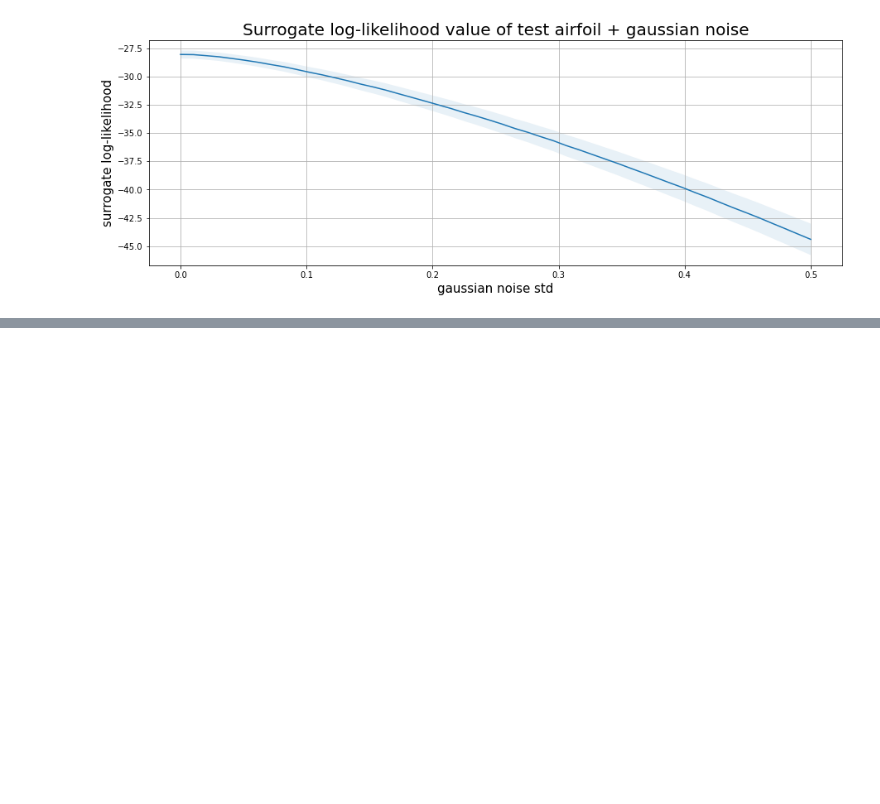
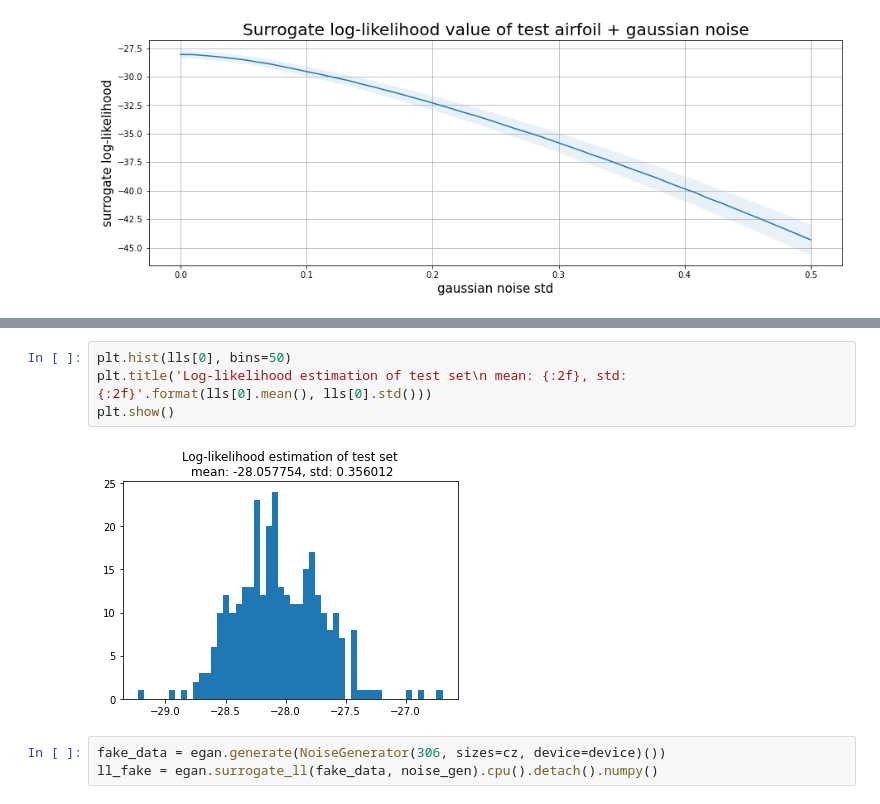
Before and after one commit to IDEALLab/EGAN_Airfoil, a Jupyter notebook: egan_airfoil/surrogate_likelihood.ipynb, the cells around one changed output, grey strips where cells are left out. Drawn from its saved outputs; the diff is of its cells as text; blank space fills up the shorter version.

```diff
--- a/egan_airfoil/surrogate_likelihood.ipynb
+++ b/egan_airfoil/surrogate_likelihood.ipynb
@@ -55,0 +72,9 @@ plt.show()
+# %%
+plt.hist(lls[0], bins=50)
+plt.title('Log-likelihood estimation of test set\n mean: {:2f}, std: {:2f}'.format(lls[0].mean(), lls[0].std()))
+plt.show()
+# %% [output]
+[figure, added]
+# %%
+fake_data = egan.generate(NoiseGenerator(306, sizes=cz, device=device)())
+ll_fake = egan.surrogate_ll(fake_data, noise_gen).cpu().detach().numpy()
```
Also changed, not shown: parts of 9 cells of this notebook, 55 other files.
